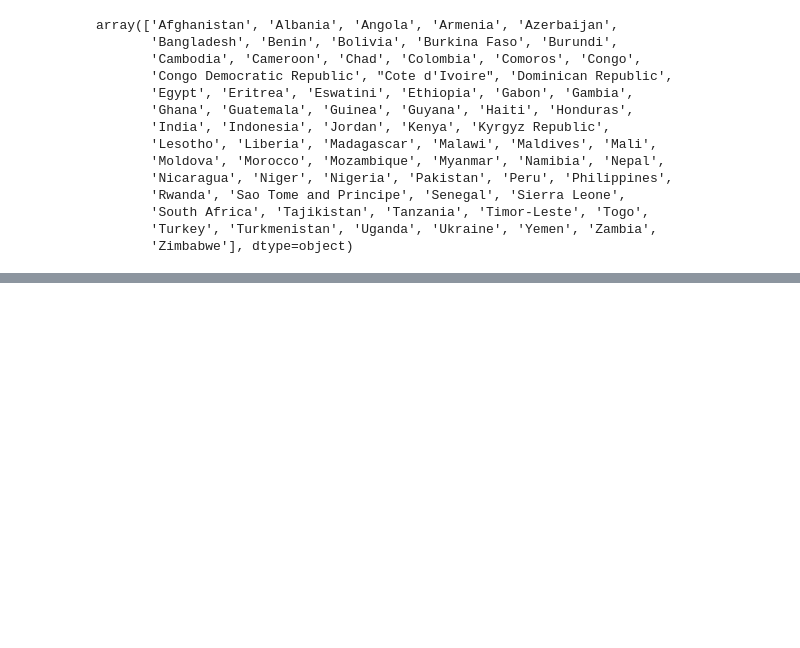
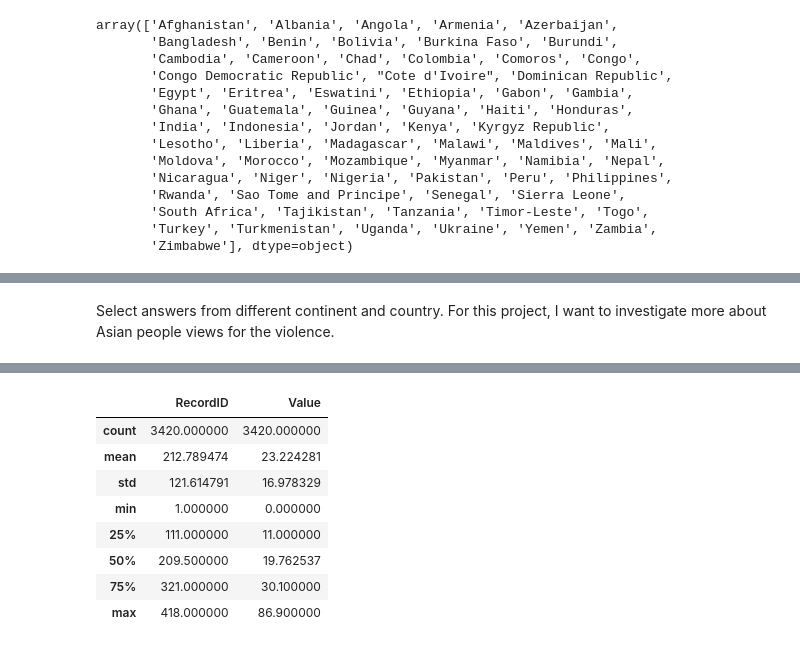
Before and after one commit to DueMinh/Woman-project, a Jupyter notebook: Woman_project.ipynb, the cells around one changed output, grey strips where cells are left out. Saved outputs shown, nothing was run; the diff lists cells and outputs as text; code cells hidden in the pictures; blank space fills up the shorter version.

```diff
--- a/Woman_project.ipynb
+++ b/Woman_project.ipynb
@@ -96,4 +64,18 @@ Amerique = datadf[(datadf['Country'].isin(['Bolivia','Colombia','Dominican Repub
+# %% [markdown]
+Select answers from different continent and country. For this project, I want to investigate more about Asian people views for the violence.
+# %%
+
+Amerique = datadf[(datadf['Country'].isin(['Bolivia','Colombia','Dominican Republic','Guatemala','Haiti','Peru'])) ]
+Europe = datadf[(datadf['Country'].isin(['','Albania', 'Moldova','Ukraine'])) ]
+Africa = datadf[(datadf['Country'].isin(['Angola','Benin','Burkina Faso','Burundi','Cameroon','Chad','Comoros','Congo','Congo Democratic Republic',"Cote d'Ivoire",'Egypt','Eritrea',
+                                         'Eswatini','Ethopia','Gabon','Gambia','Ghana','Guyana','Kenya','Lesotho','Liberia' , 'Madagascar', 'Malawi', 'Marocco','Mozambique','Namibia','Nicaragua', 'Niger', 'Nigeria','Rwanda', 'Sao Tome and Principe', 'Senegal', 'Sierra Leone',
+       'South Africa','Togo','Tanzania','Uganda','Zambia',
+       'Zimbabwe' ])) ]
+
+Asia = datadf[(datadf['Country'].isin(['Armenia','Turkmenistan','Bangladesh','India', 'Maldives','Nepal','Pakistan','Tajikistan','Turkey','Cambodia','Indonesia','Mali','Philippines','Timor-Leste','Yemen','Afghanistan','Azerbaijan', 'Jordan','Kyrgyz Republic'])) ]
+South_asia = datadf[(datadf['Country'].isin(['Bangladesh','India', 'Maldives','Nepal','Pakistan','Tajikistan','Turkey'])) ]
+Middle_east = datadf[(datadf['Country'].isin(['Afghanistan','Azerbaijan', 'Jordan','Kyrgyz Republic',])) ]
+Southest_asia = datadf[(datadf['Country'].isin(['Cambodia','Indonesia','Mali','Philippines','Timor-Leste','Yemen']))]
 # %%
-from pivottablejs import pivot_ui
-pivot_ui(datadf)
+Asia.describe()
 # %% [output]
@@ -100,0 +82,9 @@ pivot_ui(datadf)
+|  | RecordID | Value |
+| count | 3420.000000 | 3420.000000 |
+| mean | 212.789474 | 23.224281 |
+| std | 121.614791 | 16.978329 |
+| min | 1.000000 | 0.000000 |
+| 25% | 111.000000 | 11.000000 |
+| 50% | 209.500000 | 19.762537 |
+| 75% | 321.000000 | 30.100000 |
+| max | 418.000000 | 86.900000 |
```
Also changed, not shown: parts of 17 cells of this notebook.
